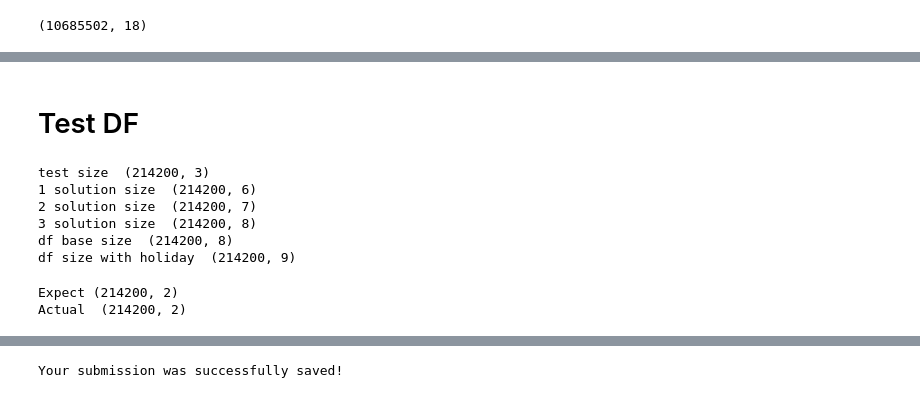
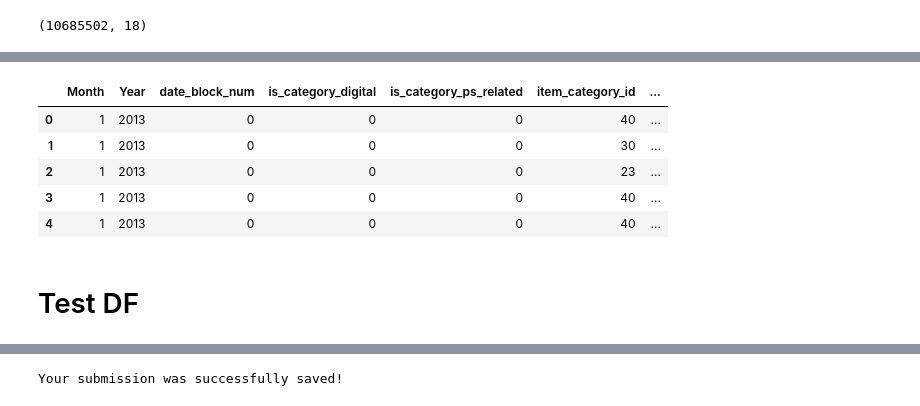
Before and after one commit to tcoppotelli/PredictFutureSales, a Jupyter notebook: work_on_tullio_code.ipynb, the cells around one changed output, grey strips where cells are left out. Saved outputs shown, nothing was run; the diff lists cells and outputs as text; code cells hidden in the pictures.

```diff
--- a/work_on_tullio_code.ipynb
+++ b/work_on_tullio_code.ipynb
@@ -533,2 +488,11 @@ plot_features(model, (10,6))
+# %%
+train_df.head()
+# %% [output]
+|  | Month | Year | date_block_num | is_category_digital | is_category_ps_related | item_category_id | ... |
+| 0 | 1 | 2013 | 0 | 0 | 0 | 40 | ... |
+| 1 | 1 | 2013 | 0 | 0 | 0 | 30 | ... |
+| 2 | 1 | 2013 | 0 | 0 | 0 | 23 | ... |
+| 3 | 1 | 2013 | 0 | 0 | 0 | 40 | ... |
+| 4 | 1 | 2013 | 0 | 0 | 0 | 40 | ... |
 # %% [markdown]
 # Test DF
@@ -602,45 +498,0 @@ def add_lag(final_df):
-# %%
-final_df = create_base_submission()
-print('df base size ', final_df.shape)
-
-final_df = add_holidays(final_df)
-
-final_df['Year'] = final_df['Year'].astype(int)
-final_df['Month'] = final_df['Month'].astype(int)
-final_df['holidays'] = final_df['holidays'].fillna(0)
-final_df['holidays'] = final_df['holidays'].astype(int)
-final_df['Year'] = final_df['Year'].astype(int)
-final_df['Month'] = final_df['Month'].astype(int)
-final_df['holidays'] = final_df['holidays'].fillna(0)
-final_df['holidays'] = final_df['holidays'].astype(int)
-
-print('df size with holiday ', final_df.shape)
-
-final_df = add_lag(final_df)
-final_df = downcast_dtypes(final_df)
-# %% [output]
-test size  (214200, 3)
-1 solution size  (214200, 6)
-2 solution size  (214200, 7)
-3 solution size  (214200, 8)
-df base size  (214200, 8)
-df size with holiday  (214200, 9)
-# %%
-y_pred = model.predict(final_df[['date_block_num', 'shop_id', 'item_id', 'item_price', 'item_category_id', 'city_id',
-                                 'Year', 'Month', 'holidays', 'item_cnt_month_1', 'item_cnt_month_2', 'item_cnt_month_3']])
-
-final_df['item_cnt_month'] = y_pred.clip(0, 20)
-final_df.drop(columns=['date_block_num', 'shop_id', 'item_id', 'item_price', 'item_category_id', 'city_id', 'Year',
-                       'Month', 'holidays',
-                       'item_cnt_month_1', 'item_cnt_month_2', 'item_cnt_month_3'], inplace=True)
-
-final_df = final_df.reset_index()
-final_df.rename(columns={"index": "ID"}, inplace=True)
-
-print('Expect (214200, 2)')
-print('Actual ', final_df.shape)
-
-timestr = time.strftime("%Y%m%d-%H%M%S")
-# %% [output]
-Expect (214200, 2)
-Actual  (214200, 2)
```
Also changed, not shown: parts of 16 cells of this notebook.
